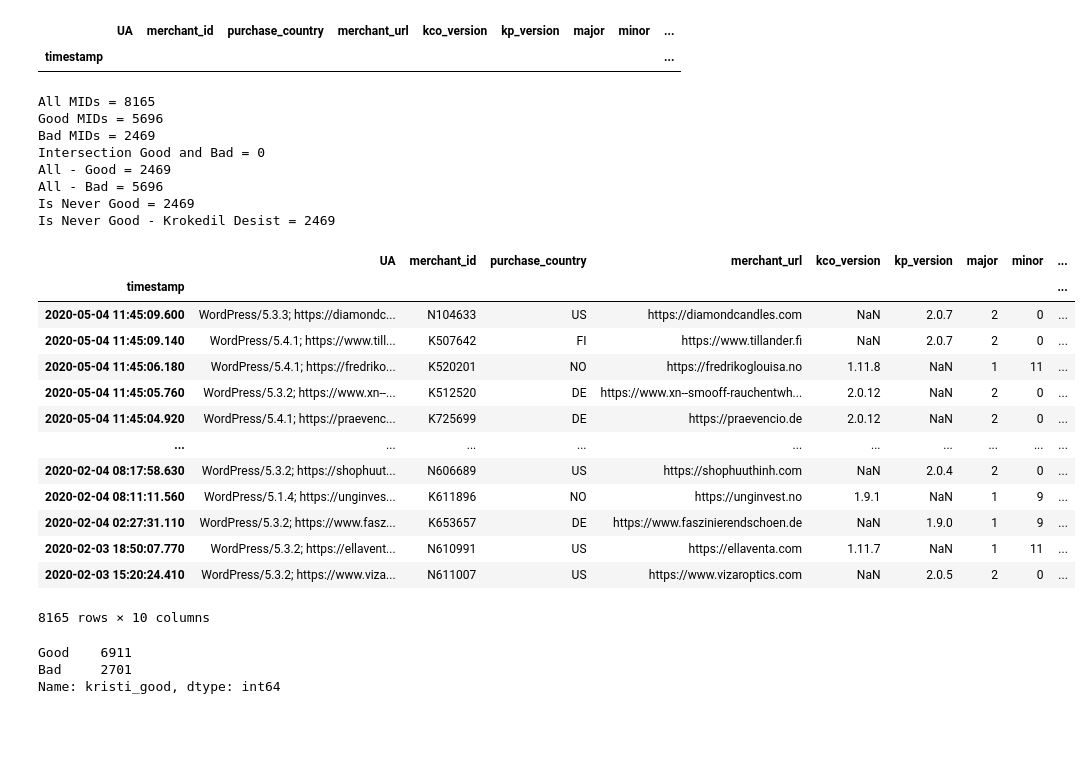
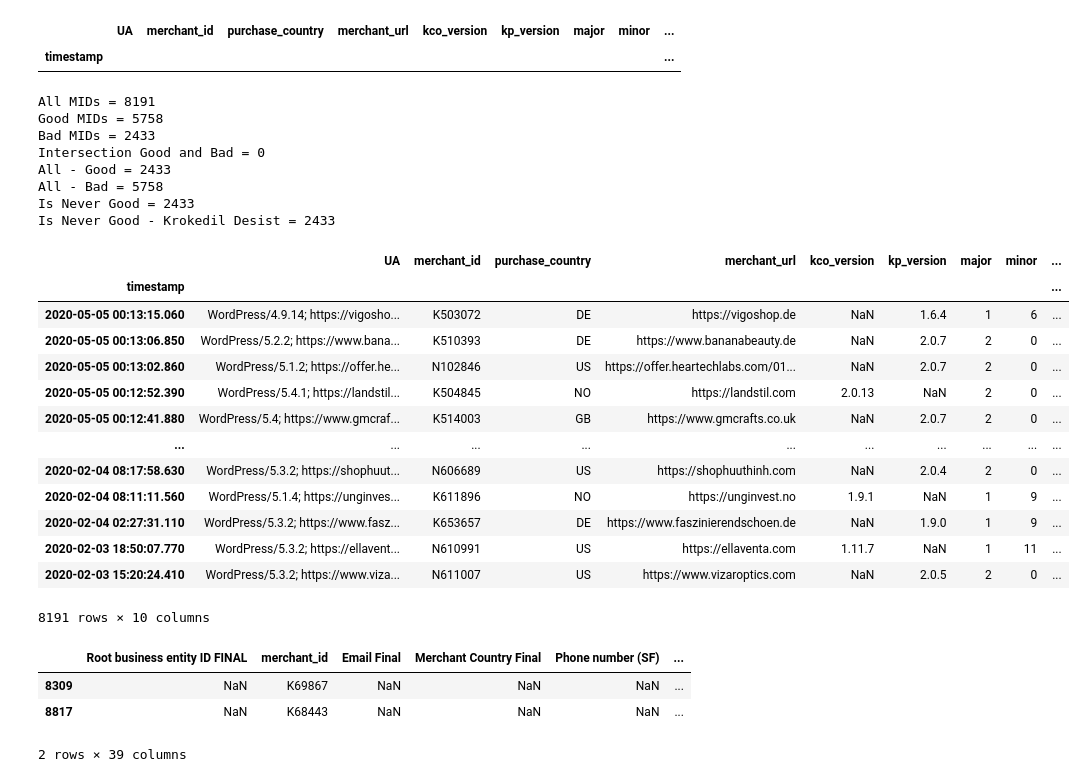
Before and after one commit to zcasparro/IREPX-5292, a Jupyter notebook: RegexUA.ipynb, the cells around one changed output. Drawn from its saved outputs; the diff is of its cells as text; code cells hidden in the pictures; blank space fills up the shorter version.

```diff
--- a/RegexUA.ipynb
+++ b/RegexUA.ipynb
@@ -25,17 +25,26 @@ regex_df = pd.read_csv('MIDs_by_UA_since_April_8.csv')
 newest_df = pd.read_csv('MIDs_by_UA_May_3.csv')
 may4_df = pd.read_csv('MIDs_by_UA_May_4.csv')
 may4_extra_df = pd.read_csv('MIDs_by_UA_May_4_17_missing.csv')
-#may4_evening_df = pd.read_csv('MIDs_by_UA_May_4_evening.csv')
-regex_df = pd.concat([newest_df, regex_df, may4_df, may4_extra_df])
-#regex_df = pd.concat([may4_extra_df, regex_df])
+may4_evening_df = pd.read_csv('MIDs_by_UA_May_4_1216.csv')
 
-# how many MIDs exists that have NOT transacted since Apr 8
+regex_df = pd.concat([regex_df, newest_df, may4_df, may4_extra_df])
+
 alltime_kco = set(alltime_kco_df['merchant_id'])
 alltime_kp = set(alltime_kp_df['merchant_id'])
 alltime_both = alltime_kco | alltime_kp
+
 print(f'distinct count of MIDS all time:  {len(alltime_both)}')
 mids_trans_since_apr8 = set(regex_df['merchant_id'])
+mids_before_april9 = set(oldregex_df['merchant_id'])
+today = set(may4_evening_df['merchant_id'])
+
+regex_df = pd.concat([regex_df, may4_evening_df])
+
 print(f'MIDS that have NOT trans since Apr 8, deduped :  {len(alltime_both - mids_trans_since_apr8)}')
+
+before_today = mids_trans_since_apr8 | alltime_both | mids_before_april9
+new_today =   today - before_today
+print(f'MIDS that are new today :  {len(new_today)}')
 #was 2119
 
 #Merchant Contact List
@@ -211,43 +221,43 @@ print(f'All - Bad = {len(all_mids - is_bad)}')
 print(f'Is Never Good = {len(is_never_good)}')
 print(f'Is Never Good - Krokedil Desist = {len(is_never_good - krokedil_desist)}')
 # %% [output]
-All MIDs = 8165
-Good MIDs = 5696
-Bad MIDs = 2469
+All MIDs = 8191
+Good MIDs = 5758
+Bad MIDs = 2433
 Intersection Good and Bad = 0
-All - Good = 2469
-All - Bad = 5696
-Is Never Good = 2469
-Is Never Good - Krokedil Desist = 2469
+All - Good = 2433
+All - Bad = 5758
+Is Never Good = 2433
+Is Never Good - Krokedil Desist = 2433
 # %%
 # Merge in splunk data
 spl_good_df = (regex_df[regex_df.merchant_id.isin(pd.Series(list(is_good)))]
                .sort_index(ascending=False)
                .drop_duplicates('merchant_id'))
 spl_good_df['kristi_good'] = 'Good'
 
 spl_bad_df = (regex_df[regex_df.merchant_id.isin(pd.Series(list(is_never_good)))]
               .sort_index(ascending=False)
               .drop_duplicates('merchant_id'))
 spl_bad_df['kristi_good'] = 'Bad'
 
 spl_df = pd.concat([spl_good_df, spl_bad_df])
-spl_df
+#spl_df
 # %% [output]
 |  | UA | merchant_id | purchase_country | merchant_url | kco_version | kp_version | major | minor | ... |
 | timestamp |  |  |  |  |  |  |  |  | ... |
-| 2020-05-04 11:45:09.600 | WordPress/5.3.3; https://diamondc... | N104633 | US | https://diamondcandles.com | NaN | 2.0.7 | 2 | 0 | ... |
-| 2020-05-04 11:45:09.140 | WordPress/5.4.1; https://www.till... | K507642 | FI | https://www.tillander.fi | NaN | 2.0.7 | 2 | 0 | ... |
-| 2020-05-04 11:45:06.180 | WordPress/5.4.1; https://fredriko... | K520201 | NO | https://fredrikoglouisa.no | 1.11.8 | NaN | 1 | 11 | ... |
-| 2020-05-04 11:45:05.760 | WordPress/5.3.2; https://www.xn--... | K512520 | DE | https://www.xn--smooff-rauchentwh... | 2.0.12 | NaN | 2 | 0 | ... |
-| 2020-05-04 11:45:04.920 | WordPress/5.4.1; https://praevenc... | K725699 | DE | https://praevencio.de | 2.0.12 | NaN | 2 | 0 | ... |
+| 2020-05-05 00:13:15.060 | WordPress/4.9.14; https://vigosho... | K503072 | DE | https://vigoshop.de | NaN | 1.6.4 | 1 | 6 | ... |
+| 2020-05-05 00:13:06.850 | WordPress/5.2.2; https://www.bana... | K510393 | DE | https://www.bananabeauty.de | NaN | 2.0.7 | 2 | 0 | ... |
+| 2020-05-05 00:13:02.860 | WordPress/5.1.2; https://offer.he... | N102846 | US | https://offer.heartechlabs.com/01... | NaN | 2.0.7 | 2 | 0 | ... |
+| 2020-05-05 00:12:52.390 | WordPress/5.4.1; https://landstil... | K504845 | NO | https://landstil.com | 2.0.13 | NaN | 2 | 0 | ... |
+| 2020-05-05 00:12:41.880 | WordPress/5.4; https://www.gmcraf... | K514003 | GB | https://www.gmcrafts.co.uk | NaN | 2.0.7 | 2 | 0 | ... |
 | ... | ... | ... | ... | ... | ... | ... | ... | ... | ... |
 | 2020-02-04 08:17:58.630 | WordPress/5.3.2; https://shophuut... | N606689 | US | https://shophuuthinh.com | NaN | 2.0.4 | 2 | 0 | ... |
 | 2020-02-04 08:11:11.560 | WordPress/5.1.4; https://unginves... | K611896 | NO | https://unginvest.no | 1.9.1 | NaN | 1 | 9 | ... |
 | 2020-02-04 02:27:31.110 | WordPress/5.3.2; https://www.fasz... | K653657 | DE | https://www.faszinierendschoen.de | NaN | 1.9.0 | 1 | 9 | ... |
 | 2020-02-03 18:50:07.770 | WordPress/5.3.2; https://ellavent... | N610991 | US | https://ellaventa.com | 1.11.7 | NaN | 1 | 11 | ... |
 | 2020-02-03 15:20:24.410 | WordPress/5.3.2; https://www.viza... | N611007 | US | https://www.vizaroptics.com | NaN | 2.0.5 | 2 | 0 | ... |
-8165 rows × 10 columns
+8191 rows × 10 columns
 # %%
 # Merge Salesforce
 sf_splk_full_outer_df = pd.merge(sf_mer_master_df, spl_df, how='outer', left_on='merchant_id', right_on='merchant_id')
@@ -262,10 +272,12 @@ sf_splk_full_outer_df = sf_splk_full_outer_df.sort_values('Volume 2018-2020 (SEK
 #sf_splk_full_outer_df.info()
 #sf_splk_full_outer_df
 sf_splk_full_outer_df.kristi_good.value_counts(dropna=False)
+sf_splk_full_outer_df[sf_splk_full_outer_df['kristi_good'].isnull()]
 # %% [output]
+|  | Root business entity ID FINAL | merchant_id | Email Final | Merchant Country Final | Phone number (SF) | ... |
+| 8309 | NaN | K69867 | NaN | NaN | NaN | ... |
+| 8817 | NaN | K68443 | NaN | NaN | NaN | ... |
-Good    6911
-Bad     2701
-Name: kristi_good, dtype: int64
+2 rows × 39 columns
 # %%
 sf_splk_full_outer_df.drop(['major', 'minor', 'patch'], inplace=True, axis=1)
 
```
Also changed, not shown: parts of 2 cells of this notebook.
